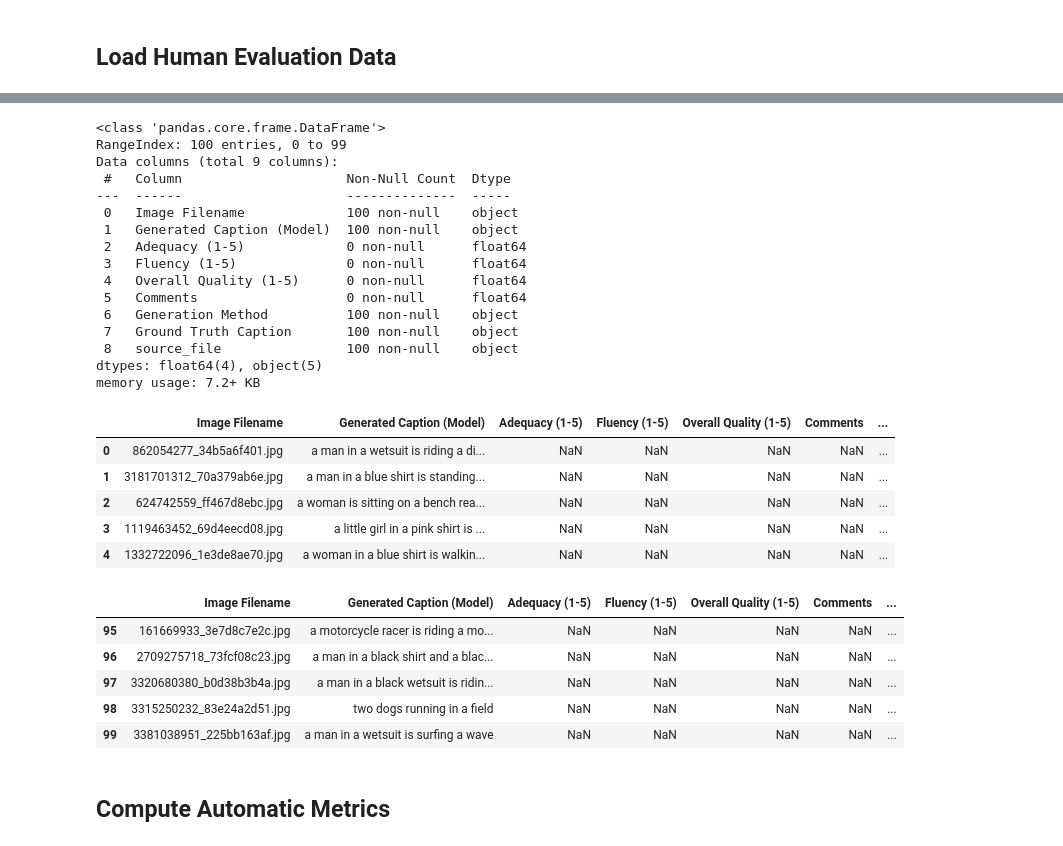
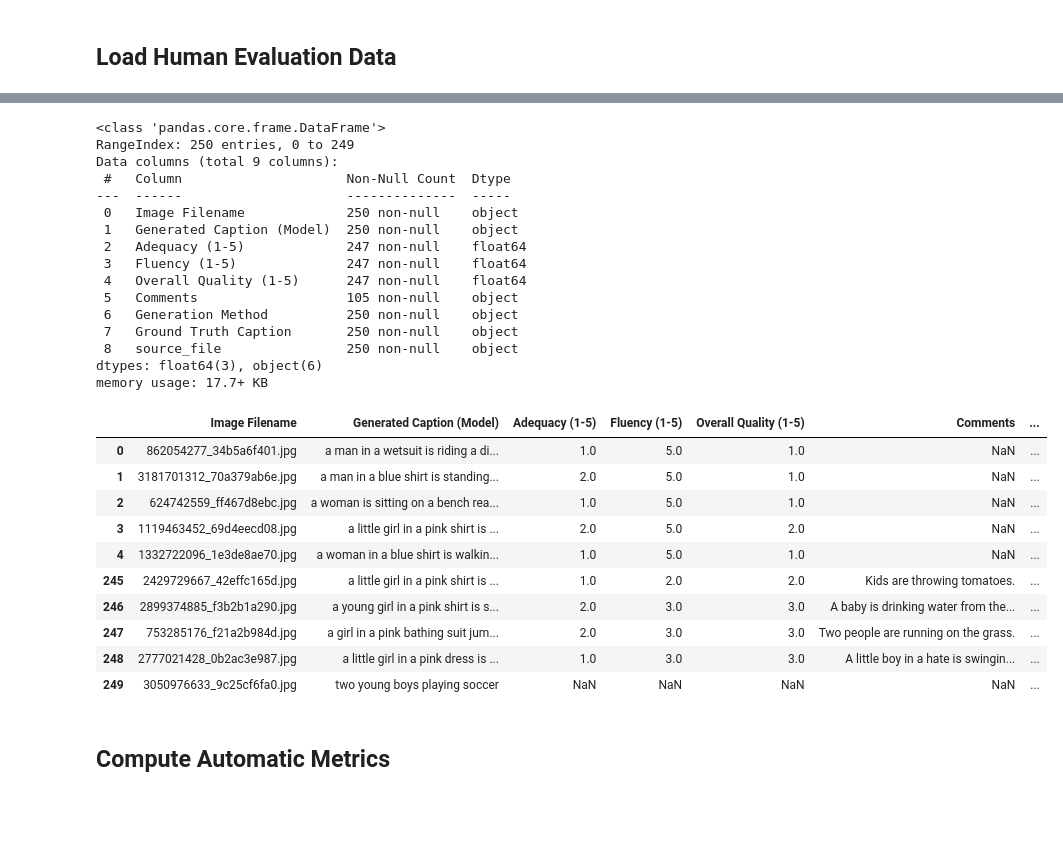
Before and after one commit to desireereid196/GenAI_Project, a Jupyter notebook: experiments/experiment3/experiment3.ipynb, the cells around one changed output, grey strips where cells are left out. Drawn from its saved outputs; the diff is of its cells as text; code cells hidden in the pictures; blank space fills up the shorter version.

```diff
--- a/experiments/experiment3/experiment3.ipynb
+++ b/experiments/experiment3/experiment3.ipynb
@@ -54,37 +64,33 @@ Successfully read: human_evaluation_sheet.xlsx
 # %%
 evaluation_df.info()
-evaluation_df.head()
+pd.concat([evaluation_df.head(), evaluation_df.tail()], axis=0)
 # %% [output]
 <class 'pandas.core.frame.DataFrame'>
-RangeIndex: 100 entries, 0 to 99
+RangeIndex: 250 entries, 0 to 249
 Data columns (total 9 columns):
  #   Column                     Non-Null Count  Dtype
 ---  ------                     --------------  -----
- 0   Image Filename             100 non-null    object
- 1   Generated Caption (Model)  100 non-null    object
- 2   Adequacy (1-5)             0 non-null      float64
- 3   Fluency (1-5)              0 non-null      float64
- 4   Overall Quality (1-5)      0 non-null      float64
- 5   Comments                   0 non-null      float64
- 6   Generation Method          100 non-null    object
- 7   Ground Truth Caption       100 non-null    object
- 8   source_file                100 non-null    object
-dtypes: float64(4), object(5)
-memory usage: 7.2+ KB
+ 0   Image Filename             250 non-null    object
+ 1   Generated Caption (Model)  250 non-null    object
+ 2   Adequacy (1-5)             247 non-null    float64
+ 3   Fluency (1-5)              247 non-null    float64
+ 4   Overall Quality (1-5)      247 non-null    float64
+ 5   Comments                   105 non-null    object
+ 6   Generation Method          250 non-null    object
+ 7   Ground Truth Caption       250 non-null    object
+ 8   source_file                250 non-null    object
+dtypes: float64(3), object(6)
+memory usage: 17.7+ KB
 |  | Image Filename | Generated Caption (Model) | Adequacy (1-5) | Fluency (1-5) | Overall Quality (1-5) | Comments | ... |
-| 0 | 862054277_34b5a6f401.jpg | a man in a wetsuit is riding a di... | NaN | NaN | NaN | NaN | ... |
-| 1 | 3181701312_70a379ab6e.jpg | a man in a blue shirt is standing... | NaN | NaN | NaN | NaN | ... |
-| 2 | 624742559_ff467d8ebc.jpg | a woman is sitting on a bench rea... | NaN | NaN | NaN | NaN | ... |
-| 3 | 1119463452_69d4eecd08.jpg | a little girl in a pink shirt is ... | NaN | NaN | NaN | NaN | ... |
-| 4 | 1332722096_1e3de8ae70.jpg | a woman in a blue shirt is walkin... | NaN | NaN | NaN | NaN | ... |
+| 0 | 862054277_34b5a6f401.jpg | a man in a wetsuit is riding a di... | 1.0 | 5.0 | 1.0 | NaN | ... |
+| 1 | 3181701312_70a379ab6e.jpg | a man in a blue shirt is standing... | 2.0 | 5.0 | 1.0 | NaN | ... |
+| 2 | 624742559_ff467d8ebc.jpg | a woman is sitting on a bench rea... | 1.0 | 5.0 | 1.0 | NaN | ... |
+| 3 | 1119463452_69d4eecd08.jpg | a little girl in a pink shirt is ... | 2.0 | 5.0 | 2.0 | NaN | ... |
+| 4 | 1332722096_1e3de8ae70.jpg | a woman in a blue shirt is walkin... | 1.0 | 5.0 | 1.0 | NaN | ... |
+| 245 | 2429729667_42effc165d.jpg | a little girl in a pink shirt is ... | 1.0 | 2.0 | 2.0 | Kids are throwing tomatoes. | ... |
+| 246 | 2899374885_f3b2b1a290.jpg | a young girl in a pink shirt is s... | 2.0 | 3.0 | 3.0 | A baby is drinking water from the... | ... |
+| 247 | 753285176_f21a2b984d.jpg | a girl in a pink bathing suit jum... | 2.0 | 3.0 | 3.0 | Two people are running on the grass. | ... |
+| 248 | 2777021428_0b2ac3e987.jpg | a little girl in a pink dress is ... | 1.0 | 3.0 | 3.0 | A little boy in a hate is swingin... | ... |
+| 249 | 3050976633_9c25cf6fa0.jpg | two young boys playing soccer | NaN | NaN | NaN | NaN | ... |
-# %%
-evaluation_df.tail()
-# %% [output]
-|  | Image Filename | Generated Caption (Model) | Adequacy (1-5) | Fluency (1-5) | Overall Quality (1-5) | Comments | ... |
-| 95 | 161669933_3e7d8c7e2c.jpg | a motorcycle racer is riding a mo... | NaN | NaN | NaN | NaN | ... |
-| 96 | 2709275718_73fcf08c23.jpg | a man in a black shirt and a blac... | NaN | NaN | NaN | NaN | ... |
-| 97 | 3320680380_b0d38b3b4a.jpg | a man in a black wetsuit is ridin... | NaN | NaN | NaN | NaN | ... |
-| 98 | 3315250232_83e24a2d51.jpg | two dogs running in a field | NaN | NaN | NaN | NaN | ... |
-| 99 | 3381038951_225bb163af.jpg | a man in a wetsuit is surfing a wave | NaN | NaN | NaN | NaN | ... |
 # %% [markdown]
 ## Compute Automatic Metrics
```
Also changed, not shown: parts of 20 cells of this notebook.
